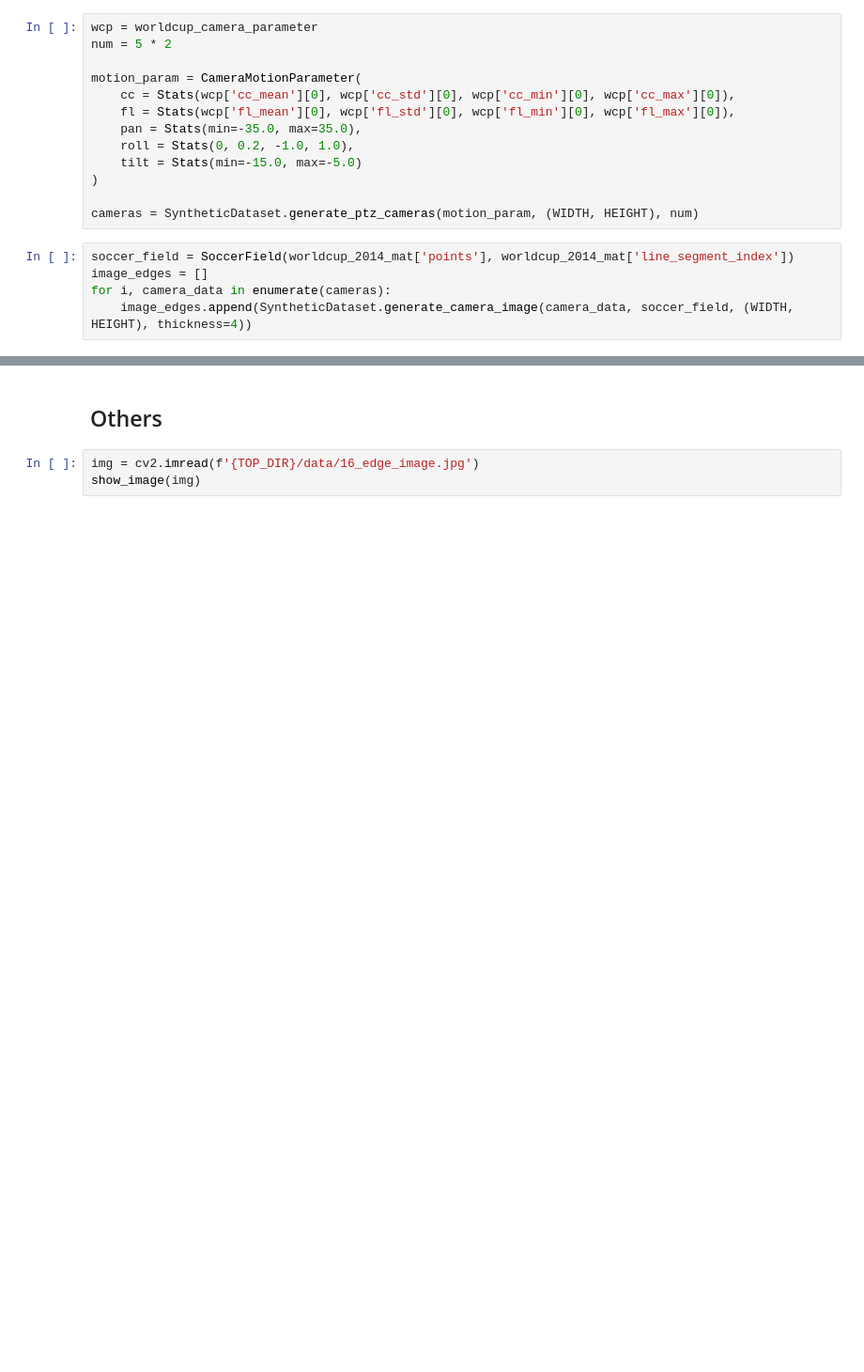
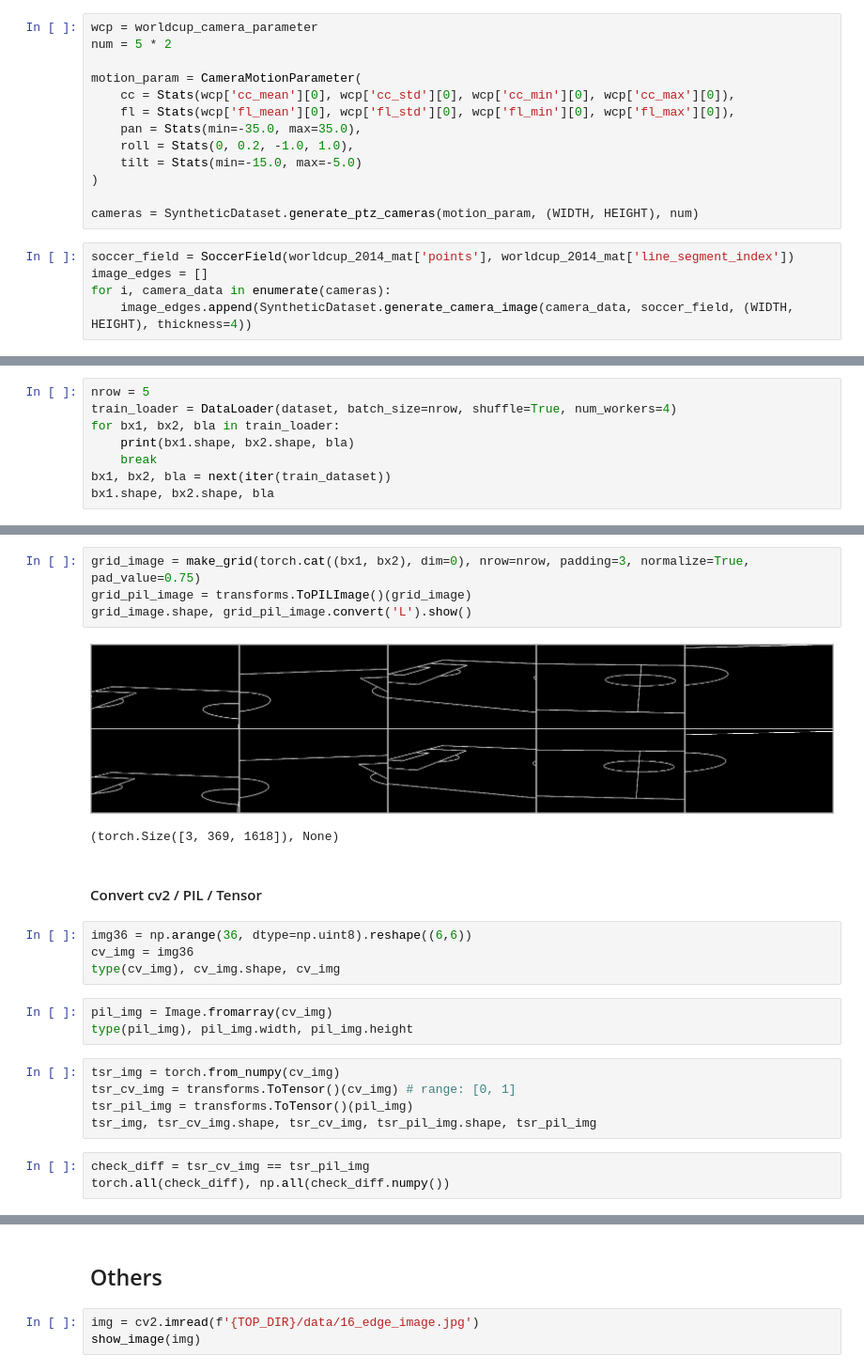
Before and after one commit to qrsforever/hzcsbet, a Jupyter notebook: docs/notebooks/SCCvSD.ipynb, the cells around one changed output, grey strips where cells are left out. Shown at 94% size. Cells and saved outputs as stored; diff of their text form; blank space fills up the shorter version.

```diff
--- a/docs/notebooks/SCCvSD.ipynb
+++ b/docs/notebooks/SCCvSD.ipynb
@@ -1459,0 +1651,8 @@ _imshow(meld_image, figsize=(16, 8))
+# %%
+nrow = 5
+train_loader = DataLoader(dataset, batch_size=nrow, shuffle=True, num_workers=4)
+for bx1, bx2, bla in train_loader:
+    print(bx1.shape, bx2.shape, bla)
+    break
+bx1, bx2, bla = next(iter(train_dataset))
+bx1.shape, bx2.shape, bla
@@ -1459,0 +1672,24 @@ _imshow(meld_image, figsize=(16, 8))
+# %%
+grid_image = make_grid(torch.cat((bx1, bx2), dim=0), nrow=nrow, padding=3, normalize=True, pad_value=0.75)
+grid_pil_image = transforms.ToPILImage()(grid_image)
+grid_image.shape, grid_pil_image.convert('L').show()
+# %% [output]
+[figure, added]
+(torch.Size([3, 369, 1618]), None)
+# %% [markdown]
+#### Convert cv2 / PIL / Tensor
+# %%
+img36 = np.arange(36, dtype=np.uint8).reshape((6,6))
+cv_img = img36
+type(cv_img), cv_img.shape, cv_img
+# %%
+pil_img = Image.fromarray(cv_img)
+type(pil_img), pil_img.width, pil_img.height
+# %%
+tsr_img = torch.from_numpy(cv_img)
+tsr_cv_img = transforms.ToTensor()(cv_img) # range: [0, 1]
+tsr_pil_img = transforms.ToTensor()(pil_img)
+tsr_img, tsr_cv_img.shape, tsr_cv_img, tsr_pil_img.shape, tsr_pil_img
+# %%
+check_diff = tsr_cv_img == tsr_pil_img
+torch.all(check_diff), np.all(check_diff.numpy())
```
Also changed, not shown: parts of 41 cells of this notebook, 1 other file.
